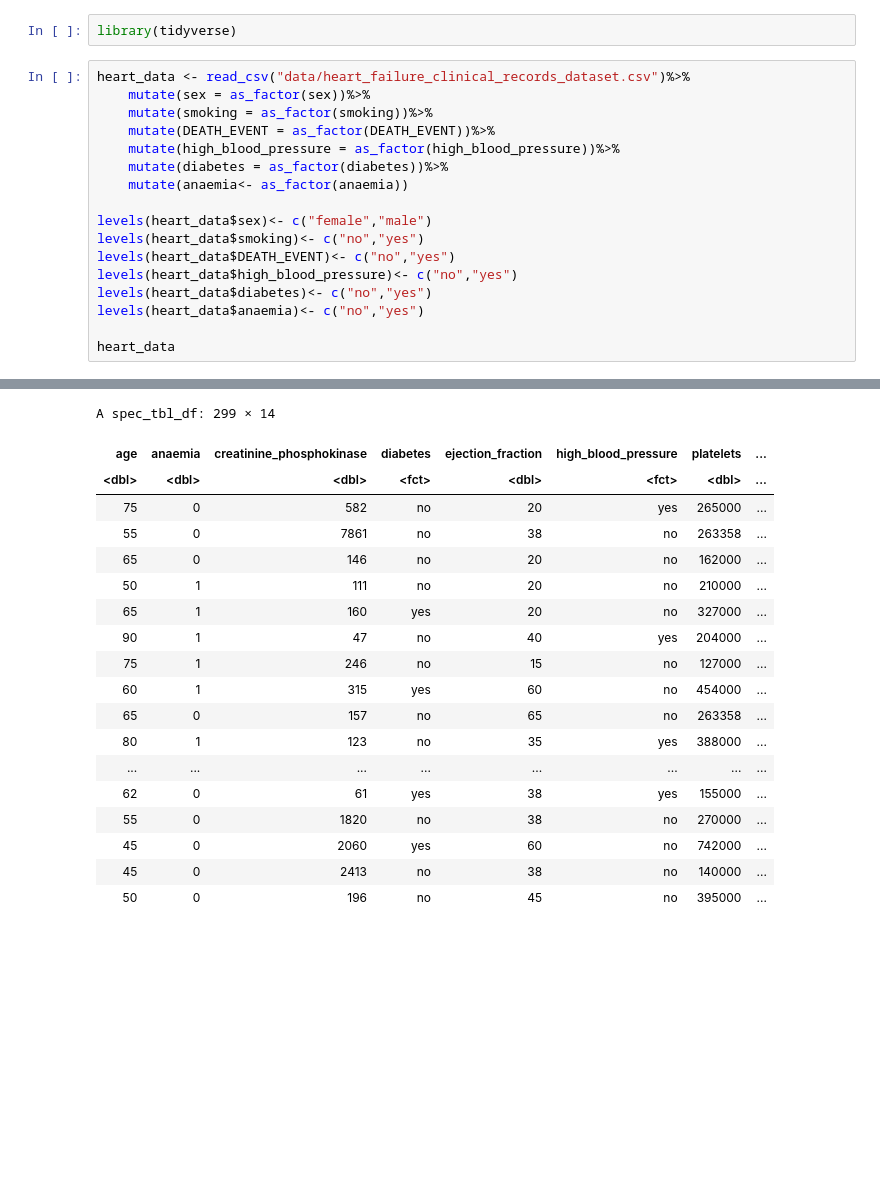
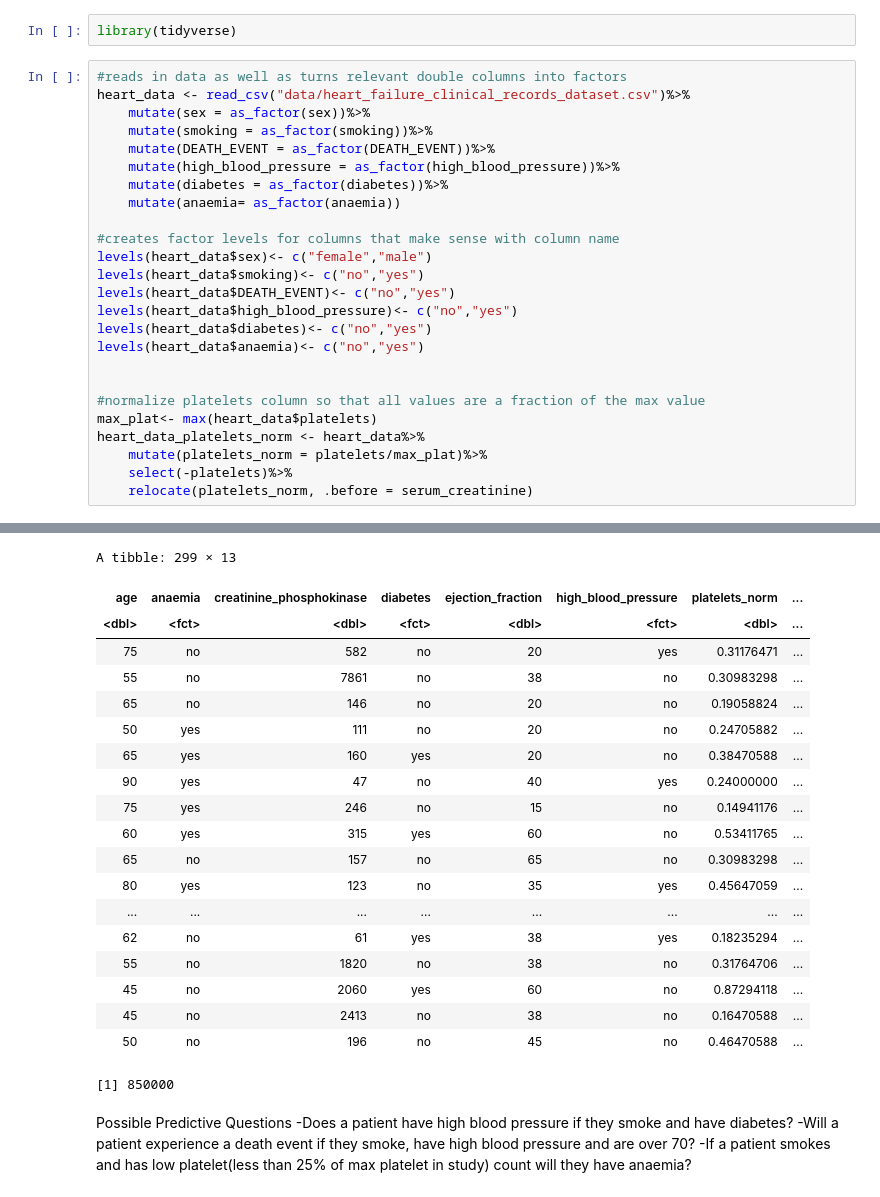
Before and after one commit to agoel25/Heart-Failure-Classifier, a Jupyter notebook: Proposal.ipynb, the cells around one changed output, grey strips where cells are left out. Drawn from its saved outputs; the diff is of its cells as text; blank space fills up the shorter version.

Commit message:
Created a new data set that has platelet count normalized so that all values are a fraction of the biggest value
Also added some possible questions for our proposal

```diff
--- a/Proposal.ipynb
+++ b/Proposal.ipynb
@@ -5,55 +5,69 @@ Let's upload our possible datasets in the data folder so we can easily have a lo
 # %%
 library(tidyverse)
 # %%
+#reads in data as well as turns relevant double columns into factors
 heart_data <- read_csv("data/heart_failure_clinical_records_dataset.csv")%>%
     mutate(sex = as_factor(sex))%>%
     mutate(smoking = as_factor(smoking))%>%
     mutate(DEATH_EVENT = as_factor(DEATH_EVENT))%>%
     mutate(high_blood_pressure = as_factor(high_blood_pressure))%>%
     mutate(diabetes = as_factor(diabetes))%>%
-    mutate(anaemia<- as_factor(anaemia))
+    mutate(anaemia= as_factor(anaemia))
 
+#creates factor levels for columns that make sense with column name
 levels(heart_data$sex)<- c("female","male")
 levels(heart_data$smoking)<- c("no","yes")
 levels(heart_data$DEATH_EVENT)<- c("no","yes")
 levels(heart_data$high_blood_pressure)<- c("no","yes")
 levels(heart_data$diabetes)<- c("no","yes")
 levels(heart_data$anaemia)<- c("no","yes")
 
-heart_data
+
+#normalize platelets column so that all values are a fraction of the max value
+max_plat<- max(heart_data$platelets)
+heart_data_platelets_norm <- heart_data%>%
+    mutate(platelets_norm = platelets/max_plat)%>%
+    select(-platelets)%>%
+    relocate(platelets_norm, .before = serum_creatinine)
 # %% [output]
 Parsed with column specification:
 cols(
   age = col_double(),
   anaemia = col_double(),
   creatinine_phosphokinase = col_double(),
   diabetes = col_double(),
   ejection_fraction = col_double(),
   high_blood_pressure = col_double(),
   platelets = col_double(),
   serum_creatinine = col_double(),
   serum_sodium = col_double(),
   sex = col_double(),
   smoking = col_double(),
   time = col_double(),
   DEATH_EVENT = col_double()
 )
-A spec_tbl_df: 299 × 14
+A tibble: 299 × 13
-| age | anaemia | creatinine_phosphokinase | diabetes | ejection_fraction | high_blood_pressure | platelets | ... |
-| <dbl> | <dbl> | <dbl> | <fct> | <dbl> | <fct> | <dbl> | ... |
-| 75 | 0 | 582 | no | 20 | yes | 265000 | ... |
-| 55 | 0 | 7861 | no | 38 | no | 263358 | ... |
-| 65 | 0 | 146 | no | 20 | no | 162000 | ... |
-| 50 | 1 | 111 | no | 20 | no | 210000 | ... |
-| 65 | 1 | 160 | yes | 20 | no | 327000 | ... |
-| 90 | 1 | 47 | no | 40 | yes | 204000 | ... |
-| 75 | 1 | 246 | no | 15 | no | 127000 | ... |
-| 60 | 1 | 315 | yes | 60 | no | 454000 | ... |
-| 65 | 0 | 157 | no | 65 | no | 263358 | ... |
-| 80 | 1 | 123 | no | 35 | yes | 388000 | ... |
+| age | anaemia | creatinine_phosphokinase | diabetes | ejection_fraction | high_blood_pressure | platelets_norm | ... |
+| <dbl> | <fct> | <dbl> | <fct> | <dbl> | <fct> | <dbl> | ... |
+| 75 | no | 582 | no | 20 | yes | 0.31176471 | ... |
+| 55 | no | 7861 | no | 38 | no | 0.30983298 | ... |
+| 65 | no | 146 | no | 20 | no | 0.19058824 | ... |
+| 50 | yes | 111 | no | 20 | no | 0.24705882 | ... |
+| 65 | yes | 160 | yes | 20 | no | 0.38470588 | ... |
+| 90 | yes | 47 | no | 40 | yes | 0.24000000 | ... |
+| 75 | yes | 246 | no | 15 | no | 0.14941176 | ... |
+| 60 | yes | 315 | yes | 60 | no | 0.53411765 | ... |
+| 65 | no | 157 | no | 65 | no | 0.30983298 | ... |
+| 80 | yes | 123 | no | 35 | yes | 0.45647059 | ... |
 | ... | ... | ... | ... | ... | ... | ... | ... |
-| 62 | 0 | 61 | yes | 38 | yes | 155000 | ... |
-| 55 | 0 | 1820 | no | 38 | no | 270000 | ... |
-| 45 | 0 | 2060 | yes | 60 | no | 742000 | ... |
-| 45 | 0 | 2413 | no | 38 | no | 140000 | ... |
-| 50 | 0 | 196 | no | 45 | no | 395000 | ... |
+| 62 | no | 61 | yes | 38 | yes | 0.18235294 | ... |
+| 55 | no | 1820 | no | 38 | no | 0.31764706 | ... |
+| 45 | no | 2060 | yes | 60 | no | 0.87294118 | ... |
+| 45 | no | 2413 | no | 38 | no | 0.16470588 | ... |
+| 50 | no | 196 | no | 45 | no | 0.46470588 | ... |
+[1] 850000
+# %% [markdown]
+Possible Predictive Questions
+-Does a patient have high blood pressure if they smoke and have diabetes?
+-Will a patient experience a death event if they smoke, have high blood pressure and are over 70?
+-If a patient smokes and has low platelet(less than 25% of max platelet in study) count will they have anaemia?
```
